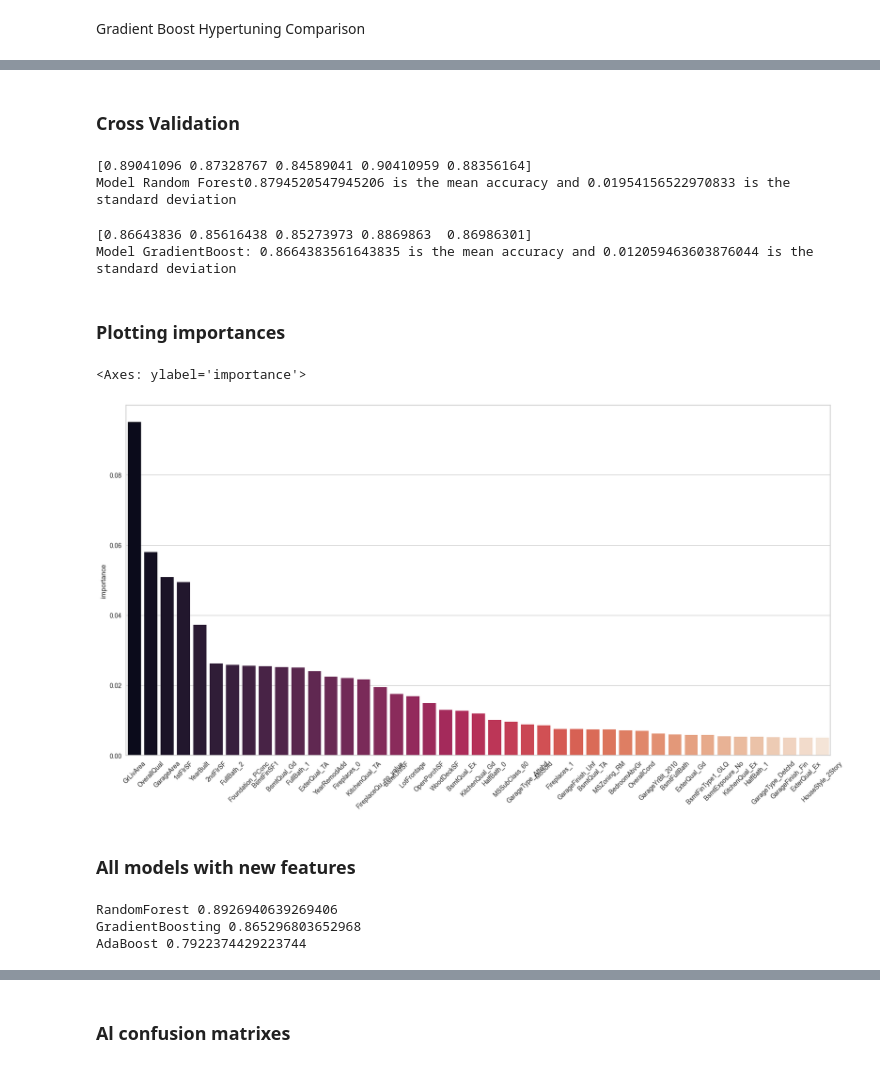
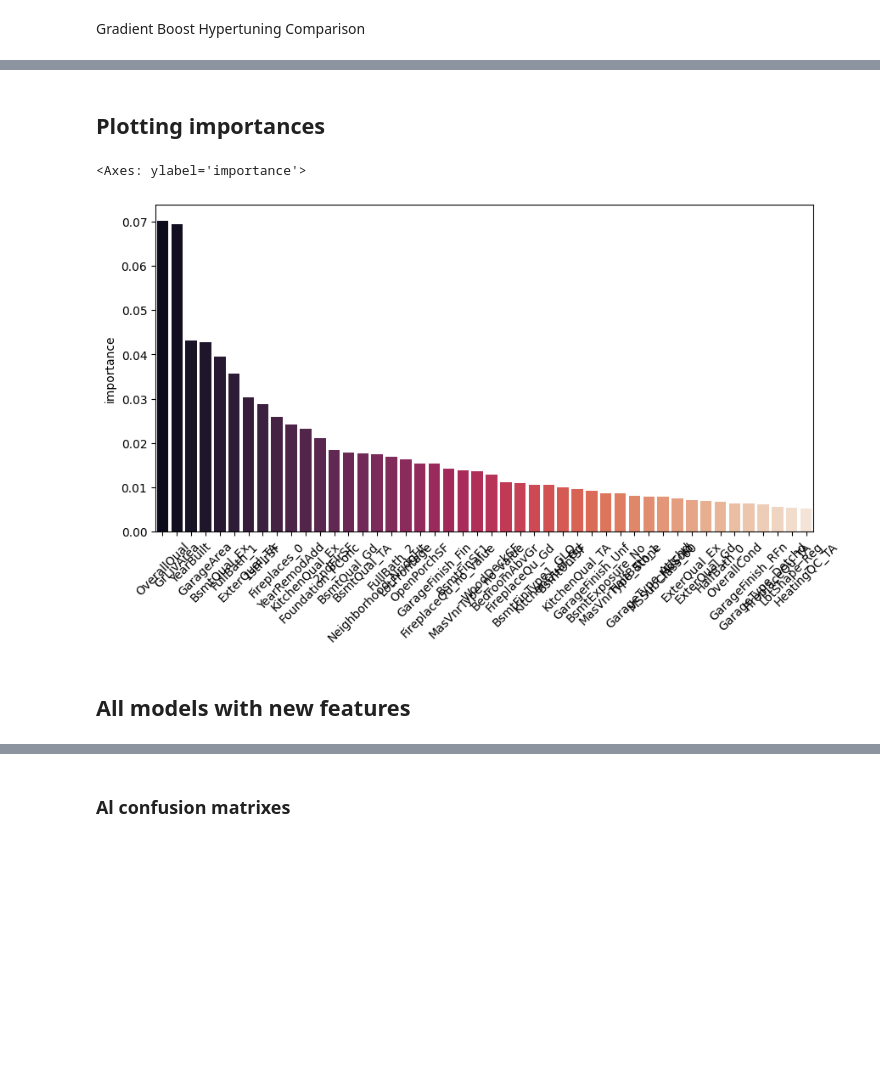
Before and after one commit to maikuvit/Space-Capybaras-Final-Project, a Jupyter notebook: HousePricesSpaceCapybaras_Model.ipynb, the cells around one changed output, grey strips where cells are left out. Drawn from its saved outputs; the diff is of its cells as text; code cells hidden in the pictures; blank space fills up the shorter version.

```diff
--- a/HousePricesSpaceCapybaras_Model.ipynb
+++ b/HousePricesSpaceCapybaras_Model.ipynb
@@ -161,0 +60,9 @@ The F1 Score or F-score is a weighted average of precision and recall.
+# %%
+# create a model for each sampling method
+models = []
+models.append(('RF', RandomForestClassifier(random_state=seed)))
+models.append(('GB', GradientBoostingClassifier(random_state=seed)))
+models.append(('AB', AdaBoostClassifier(random_state=seed)))
+models.append(('NB', GaussianNB()))
+models.append(('KNN', KNeighborsClassifier()))
+models.append(('DT', DecisionTreeClassifier(random_state=seed)))
@@ -311,36 +242,16 @@ if 1 == 0:
-# %% [markdown]
-### Cross Validation
-# %%
-from sklearn.model_selection import cross_val_score
-
-scores = cross_val_score(rf_model, x, y, cv=5)
-print(scores)
-print(f"Model Random Forest{scores.mean()} is the mean accuracy and {scores.std()} is the standard deviation")
-# %% [output]
-[0.89041096 0.87328767 0.84589041 0.90410959 0.88356164]
-Model Random Forest0.8794520547945206 is the mean accuracy and 0.01954156522970833 is the standard deviation
-# %%
-from sklearn.model_selection import cross_val_score
-
-scores = cross_val_score(modelGradient, x, y, cv=5)
-print(scores)
-print(f"Model GradientBoost: {scores.mean()} is the mean accuracy and {scores.std()} is the standard deviation")
-# %% [output]
-[0.86643836 0.85616438 0.85273973 0.8869863  0.86986301]
-Model GradientBoost: 0.8664383561643835 is the mean accuracy and 0.012059463603876044 is the standard deviation
 # %% [markdown]
-### Plotting importances
+## Plotting importances
 # %%
-importances = rf_model.feature_importances_
+importances = models[0][1].feature_importances_
 importances = pd.DataFrame(importances, index = df.drop(['SalePrice'], axis=1).columns, columns=['importance']).sort_values('importance', ascending=False)
 
 importances = importances[importances['importance'] > 0.005]
-plt.figure(figsize=(20,10))
+plt.figure(figsize=(10,5))
 plt.xticks(rotation=45)
 sb.barplot(x=importances.index, y=importances['importance'], palette="rocket")
 # %% [output]
 <Axes: ylabel='importance'>
-[figure, old version]
+[figure, new version]
 # %% [markdown]
-### All models with new features
+## All models with new features
 # %%
@@ -363,10 +267,0 @@ x_train, x_val, y_train, y_val = train_test_split(x_train, y_train, test_size=va
-# %%
-for name, model in models:
-    model.fit(x_train, y_train)
-    y_pred = model.predict(x_test)
-    results.append(accuracy_score(y_test, y_pred))
-    print(name, accuracy_score(y_test, y_pred))
-# %% [output]
-RandomForest 0.8926940639269406
-GradientBoosting 0.865296803652968
-AdaBoost 0.7922374429223744
```
Also changed, not shown: parts of 41 cells of this notebook.
